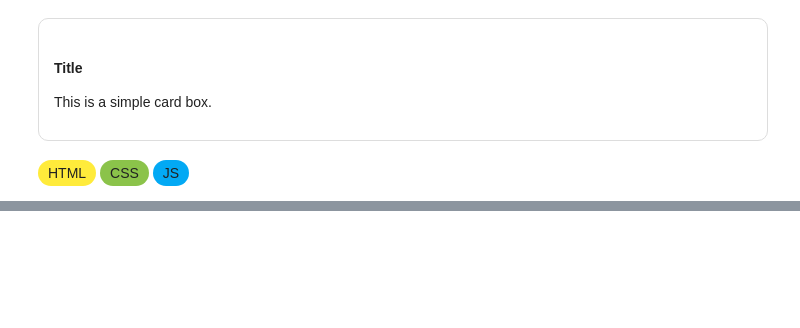
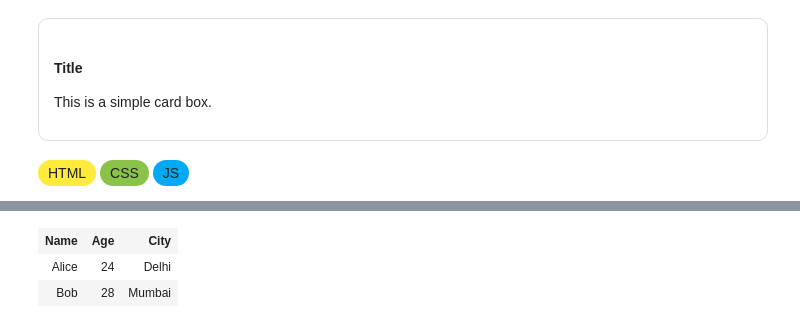
Before and after one commit to sahilgumpu/pynotes, a Jupyter notebook: notebooks/basics/web_development_notes.ipynb, the cells around one changed output, grey strips where cells are left out. Drawn from its saved outputs; the diff is of its cells as text; code cells hidden in the pictures; blank space fills up the shorter version.

```diff
--- a/notebooks/basics/web_development_notes.ipynb
+++ b/notebooks/basics/web_development_notes.ipynb
@@ -847,0 +1488,27 @@ HTML CSS JS
+# %%
+from IPython.display import display, HTML
+
+html_table = """
+<table border="1" cellpadding="10" style="border-collapse:collapse; text-align:center;">
+  <tr style="background-color:lightgray;">
+    <th>Name</th>
+    <th>Age</th>
+    <th>City</th>
+  </tr>
+  <tr>
+    <td>Alice</td>
+    <td>24</td>
+    <td>Delhi</td>
+  </tr>
+  <tr>
+    <td>Bob</td>
+    <td>28</td>
+    <td>Mumbai</td>
+  </tr>
+</table>
+"""
+display(HTML(html_table))
+# %% [output]
+| Name | Age | City |
+| Alice | 24 | Delhi |
+| Bob | 28 | Mumbai |
```
Also changed, not shown: parts of 28 cells of this notebook, 3 other files.
